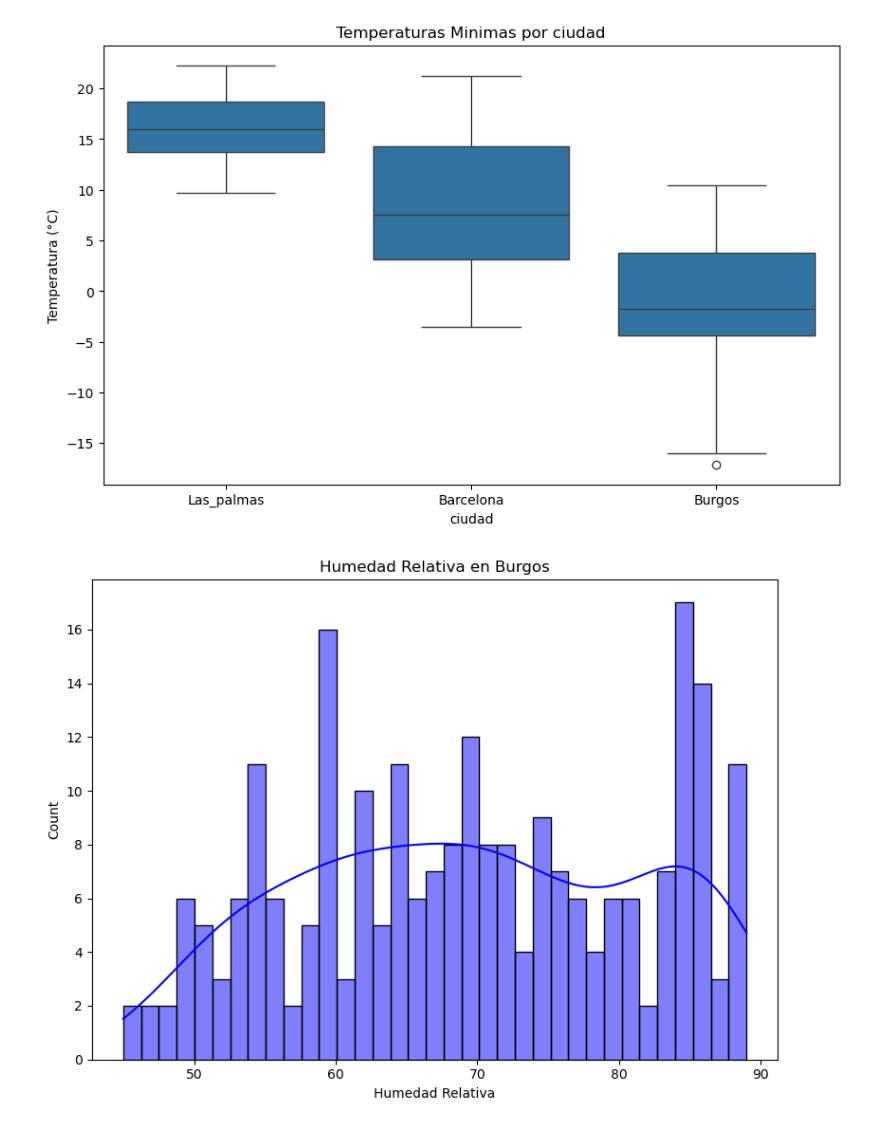
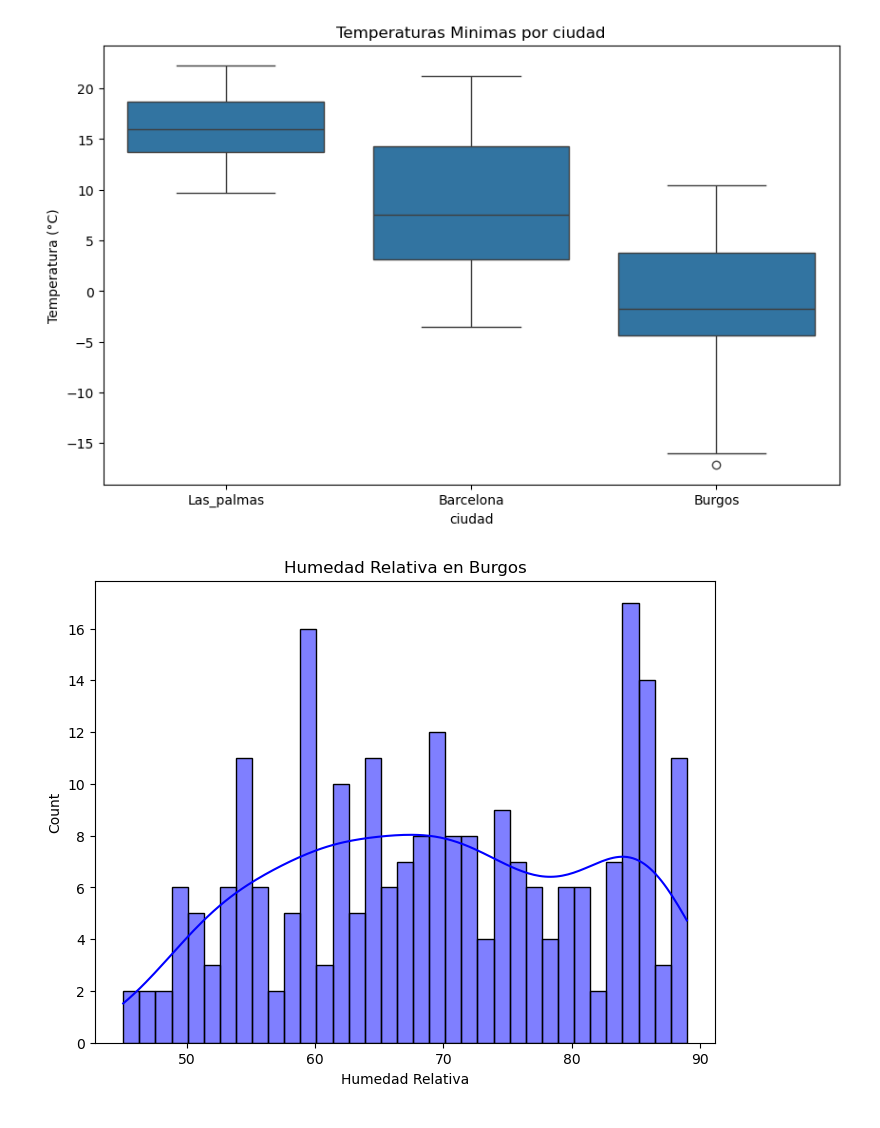
Before and after one commit to IgnacioMaese/Proyecto-AEMET-2, a Jupyter notebook: 4-analisis-conjunto.ipynb, the cells around one changed output. Saved outputs shown, nothing was run; the diff lists cells and outputs as text; code cells hidden in the pictures.

Commit message:
arreglo histograma hr

```diff
--- a/4-analisis-conjunto.ipynb
+++ b/4-analisis-conjunto.ipynb
@@ -314,16 +314,13 @@ plt.show()
 [figure]
 # %%
 #Histograma de la Humedad Relativa
-
-import numpy as np
 
 plt.figure(figsize = (8, 6))
 sns.histplot(df_Burgos["Humedad Relativa"], color = "blue", kde = True, bins = 35)
 
 plt.title("Humedad Relativa en Burgos")
-plt.tight_layout()
 plt.show()
 # %% [output]
-[figure, old version]
+[figure, new version]
 # %%
 #Histograma de la Humedad Relativa
```
Also changed, not shown: parts of 2 cells of this notebook.
